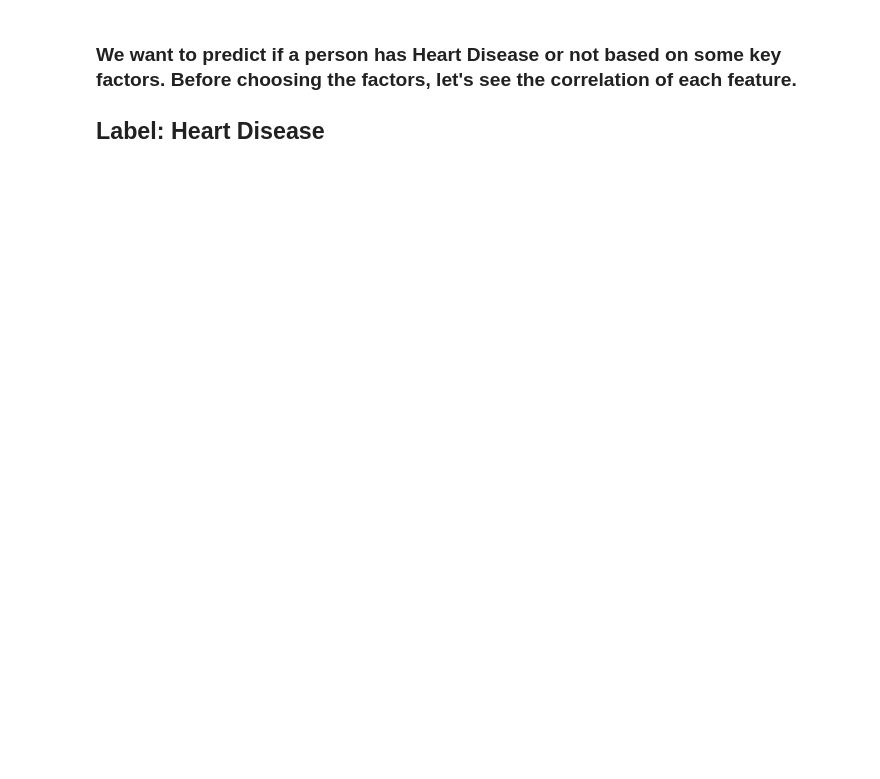
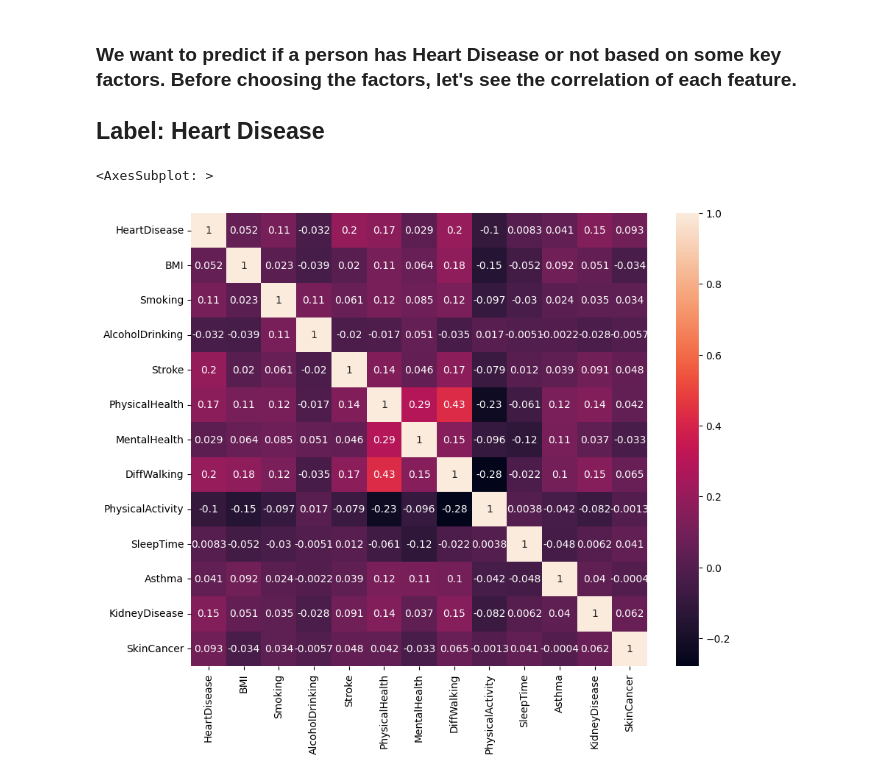
Before and after one commit to SamRB-dev/KaggleProjects, a Jupyter notebook: heart-disease-classification-random-forest.ipynb, the cells around one changed output. Cells and saved outputs as stored; diff of their text form; code cells hidden in the pictures; blank space fills up the shorter version.

```diff
--- a/heart-disease-classification-random-forest.ipynb
+++ b/heart-disease-classification-random-forest.ipynb
@@ -165,3 +206,11 @@ df.describe(include = "object").T
 ### We want to predict if a person has Heart Disease or not based on some key factors. Before choosing the factors, let's see the correlation of each feature.
 
 ## Label: Heart Disease
+# %%
+# Correlation Visualization
+plt.figure(figsize=(10,8))
+correlation = df.corr()
+sb.heatmap(correlation, annot=True)
+# %% [output]
+<AxesSubplot: >
+[figure, added]
```
Also changed, not shown: parts of 10 cells of this notebook.
